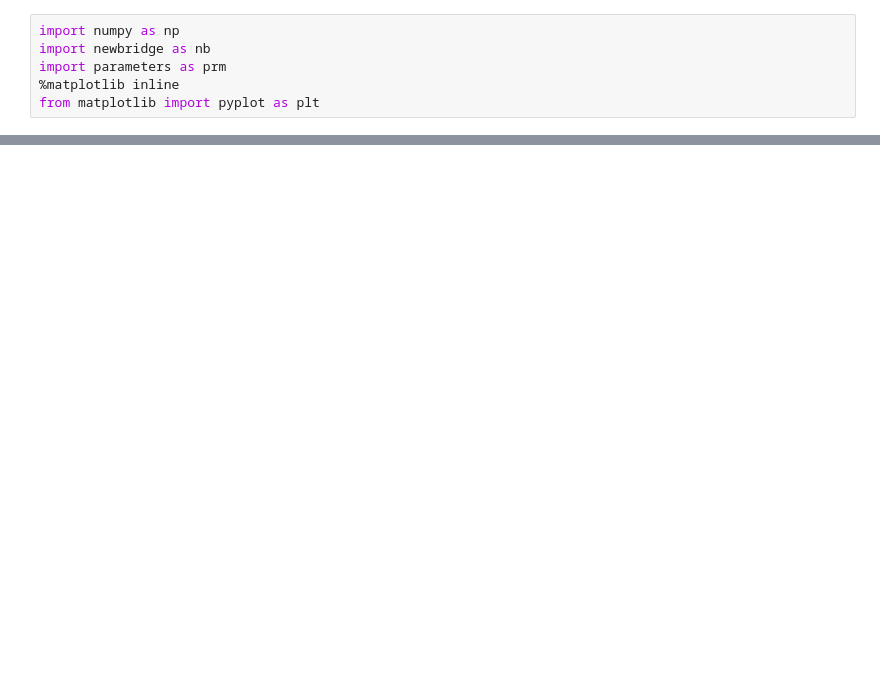
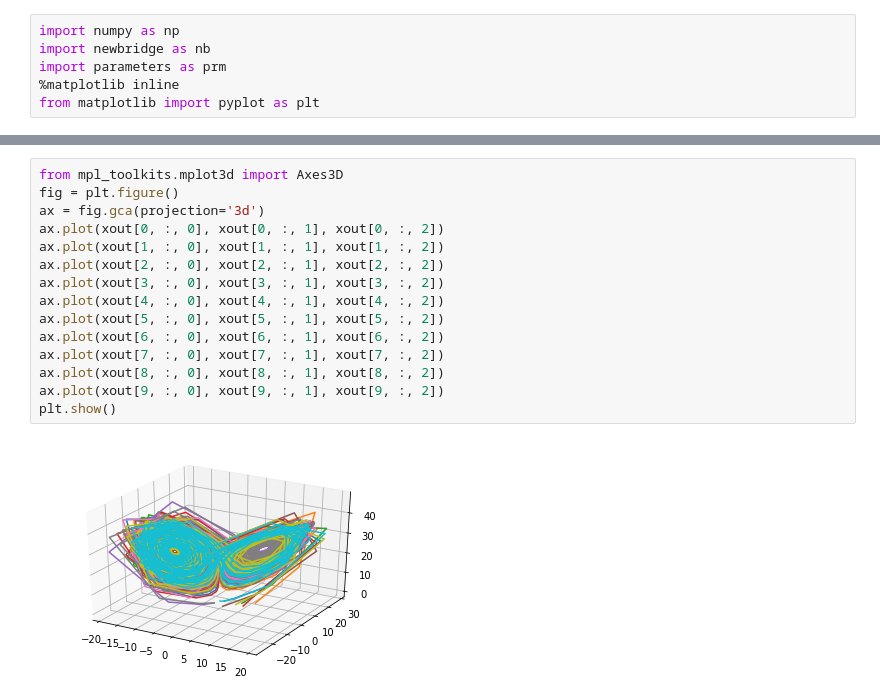
Before and after one commit to hbhat4000/pathsamp, a Jupyter notebook: 3d lorenz/Untitled.ipynb, the cells around one changed output, grey strips where cells are left out. Saved outputs shown, nothing was run; the diff lists cells and outputs as text; blank space fills up the shorter version.

```diff
--- a/3d lorenz/Untitled.ipynb
+++ b/3d lorenz/Untitled.ipynb
@@ -67,0 +68,17 @@ plt.legend(handles = [p0, p1, p2, p3, p4, p5, p6, p7, p8, p9, p10], bbox_to_anch
+# %%
+from mpl_toolkits.mplot3d import Axes3D
+fig = plt.figure()
+ax = fig.gca(projection='3d')
+ax.plot(xout[0, :, 0], xout[0, :, 1], xout[0, :, 2])
+ax.plot(xout[1, :, 0], xout[1, :, 1], xout[1, :, 2])
+ax.plot(xout[2, :, 0], xout[2, :, 1], xout[2, :, 2])
+ax.plot(xout[3, :, 0], xout[3, :, 1], xout[3, :, 2])
+ax.plot(xout[4, :, 0], xout[4, :, 1], xout[4, :, 2])
+ax.plot(xout[5, :, 0], xout[5, :, 1], xout[5, :, 2])
+ax.plot(xout[6, :, 0], xout[6, :, 1], xout[6, :, 2])
+ax.plot(xout[7, :, 0], xout[7, :, 1], xout[7, :, 2])
+ax.plot(xout[8, :, 0], xout[8, :, 1], xout[8, :, 2])
+ax.plot(xout[9, :, 0], xout[9, :, 1], xout[9, :, 2])
+plt.show()
+# %% [output]
+[figure, added]
```
Also changed, not shown: parts of 9 cells of this notebook, 20 other files.
